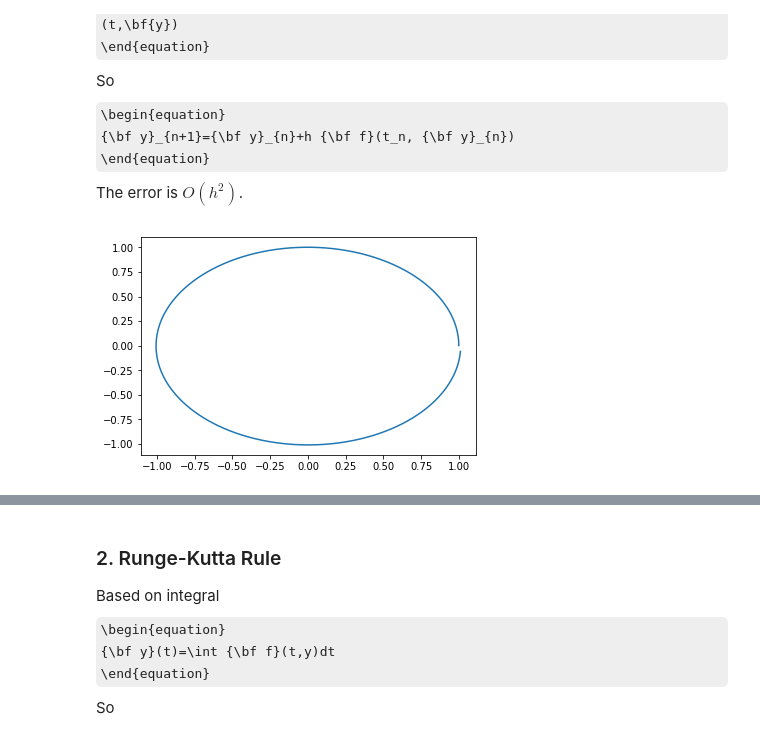
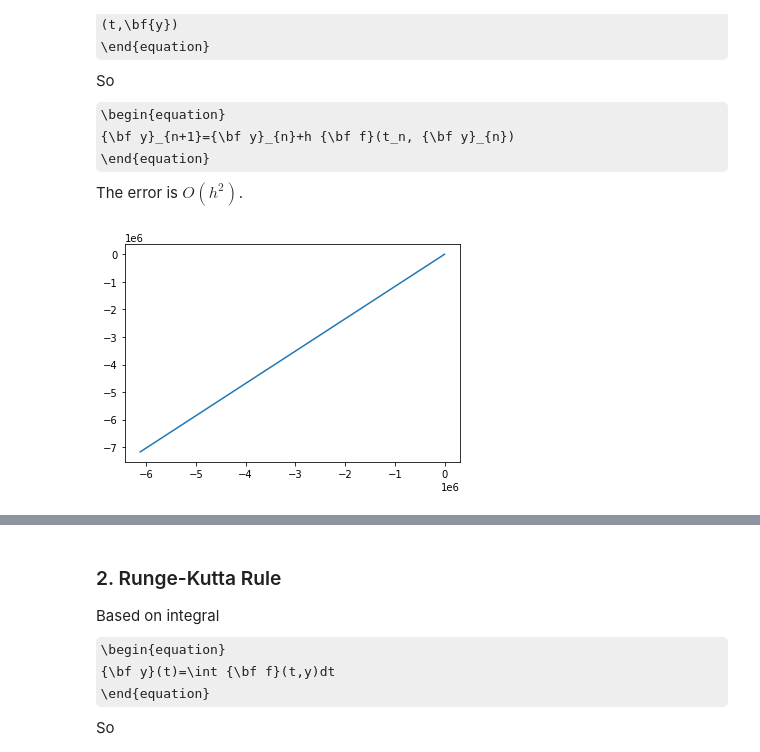
Before and after one commit to RASchauer/computational-physics-class-404-604-Spring-2021, a Jupyter notebook: Lect7-pre.ipynb, the cells around one changed output, grey strips where cells are left out. Cells and saved outputs as stored; diff of their text form; code cells hidden in the pictures; some formulas as TeX source.

```diff
--- a/Lect7-pre.ipynb
+++ b/Lect7-pre.ipynb
@@ -131,39 +131,39 @@ M=1.
 tend=2.*np.pi
 h=0.001
 y=[1.,0.,0.,1.]
 t=0
 
 def f(t, y):
     f=np.zeros(4)
     r=np.sqrt(y[0]*y[0]+y[2]*y[2])
     f[0]=y[1]
     f[1]=-G*M/r/r/r*y[0]
-    f[2]=# please finish this line
-    f[3]=# please finish this line
+    f[2]=y[2]# please finish this line
+    f[3]=-G*M/r/r/r*y[3]# please finish this line
     return f
 
 def eu(t, h, y): #push the solution to advance one h, n is the number of variables
     fv=f(t, y)
     y+=h*fv
 
-#    for i in range(4):
-        #please finish this line for y[i] with Euler method
-#    return y
+    for i in range(4):
+        y+=h*fv[i]#please finish this line for y[i] with Euler method
+    return y
 
 xp=[]
 yp=[]
 while(t<tend):
     if((t+h)>tend):
         h=tend-t
     y = eu(t,h,y)
     xp=np.append(xp,y[0])
     yp=np.append(yp,y[2])
     t = t+h
 
 plt.plot(xp,yp)
 plt.show()
 # %% [output]
-[figure, old version]
+[figure, new version]
 # %%
 import numpy as np
 import matplotlib.pyplot as plt
```
Also changed, not shown: parts of 6 cells of this notebook.
